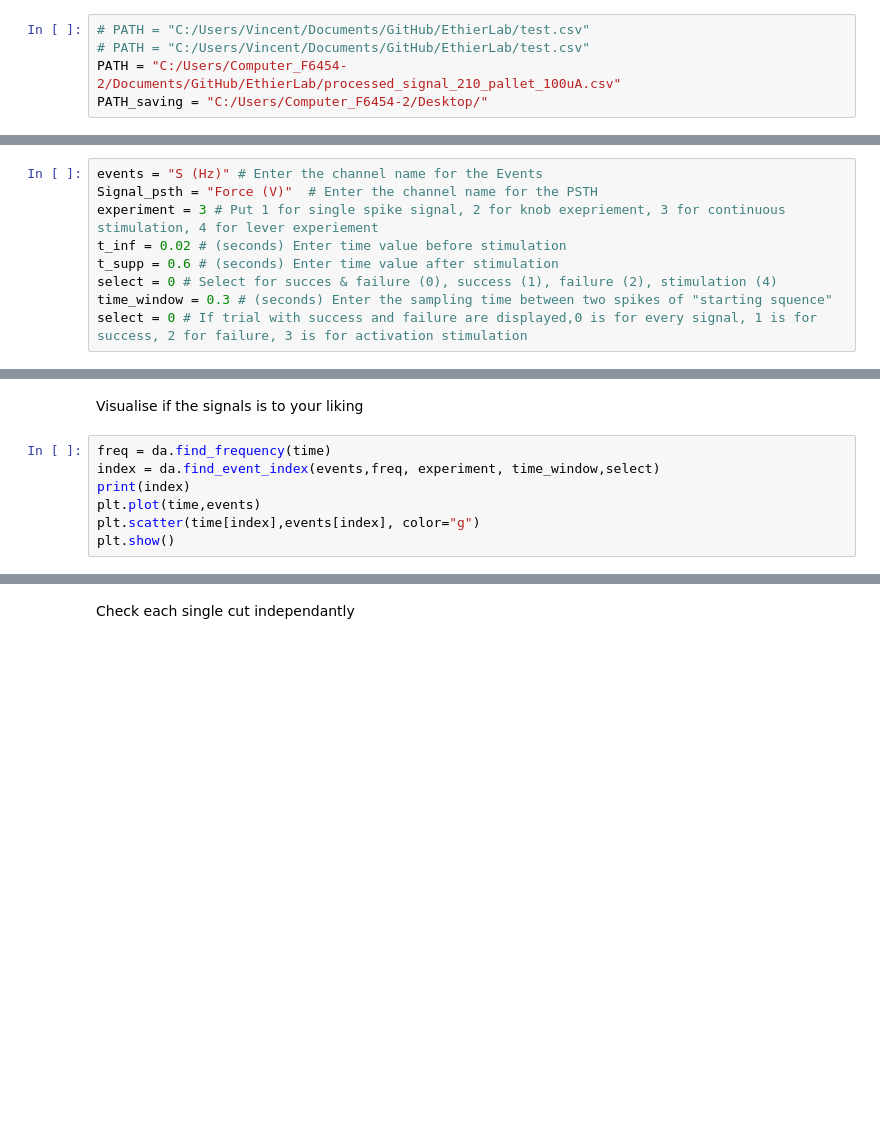
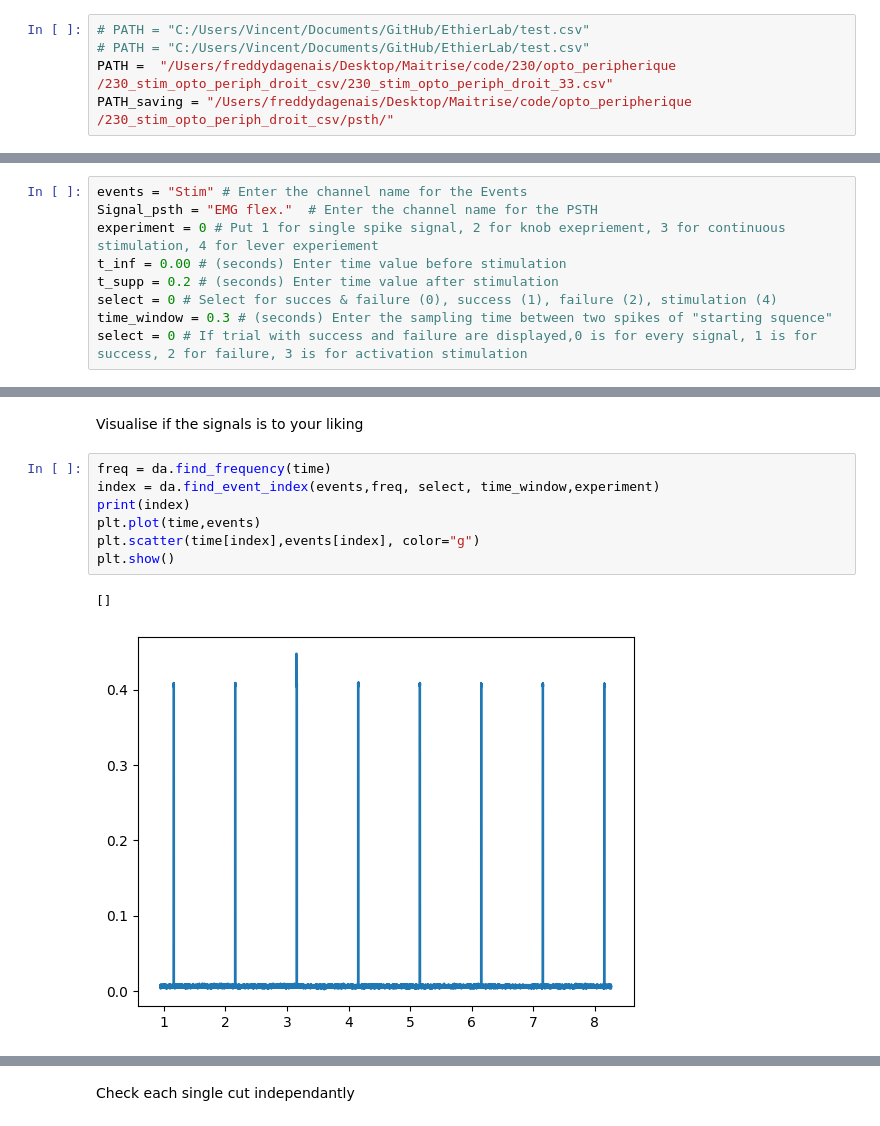
Before and after one commit to ethierlab/Data_Analysis, a Jupyter notebook: PSTH_graph.ipynb, the cells around one changed output, grey strips where cells are left out. Cells and saved outputs as stored; diff of their text form; blank space fills up the shorter version.

```diff
--- a/PSTH_graph.ipynb
+++ b/PSTH_graph.ipynb
@@ -11,16 +11,16 @@ Select the approriate .csv file that has the uniform Ethier lab format
 # %%
 # PATH = "C:/Users/Vincent/Documents/GitHub/EthierLab/test.csv"
 # PATH = "C:/Users/Vincent/Documents/GitHub/EthierLab/test.csv"
-PATH = "C:/Users/Computer_F6454-2/Documents/GitHub/EthierLab/processed_signal_210_pallet_100uA.csv"
-PATH_saving = "C:/Users/Computer_F6454-2/Desktop/"
+PATH =  "/Users/freddydagenais/Desktop/Maitrise/code/230/opto_peripherique /230_stim_opto_periph_droit_csv/230_stim_opto_periph_droit_33.csv"
+PATH_saving = "/Users/freddydagenais/Desktop/Maitrise/code/opto_peripherique /230_stim_opto_periph_droit_csv/psth/"
 # %% [markdown]
 # Modifiable Values
 # %%
-events = "S (Hz)" # Enter the channel name for the Events
-Signal_psth = "Force (V)"  # Enter the channel name for the PSTH
-experiment = 3 # Put 1 for single spike signal, 2 for knob exepriement, 3 for continuous stimulation, 4 for lever experiement
-t_inf = 0.02 # (seconds) Enter time value before stimulation
-t_supp = 0.6 # (seconds) Enter time value after stimulation
+events = "Stim" # Enter the channel name for the Events
+Signal_psth = "EMG flex."  # Enter the channel name for the PSTH
+experiment = 0 # Put 1 for single spike signal, 2 for knob exepriement, 3 for continuous stimulation, 4 for lever experiement
+t_inf = 0.00 # (seconds) Enter time value before stimulation
+t_supp = 0.2 # (seconds) Enter time value after stimulation
 select = 0 # Select for succes & failure (0), success (1), failure (2), stimulation (4)
 time_window = 0.3 # (seconds) Enter the sampling time between two spikes of "starting squence"
 select = 0 # If trial with success and failure are displayed,0 is for every signal, 1 is for success, 2 for failure, 3 is for activation stimulation
@@ -51,8 +55,11 @@ plt.show()
 Visualise if the signals is to your liking
 # %%
 freq = da.find_frequency(time)
-index = da.find_event_index(events,freq, experiment, time_window,select)
+index = da.find_event_index(events,freq, select, time_window,experiment)
 print(index)
 plt.plot(time,events)
 plt.scatter(time[index],events[index], color="g")
 plt.show()
+# %% [output]
+[]
+[figure, added]
```
Also changed, not shown: parts of 5 cells of this notebook, 7 other files.
